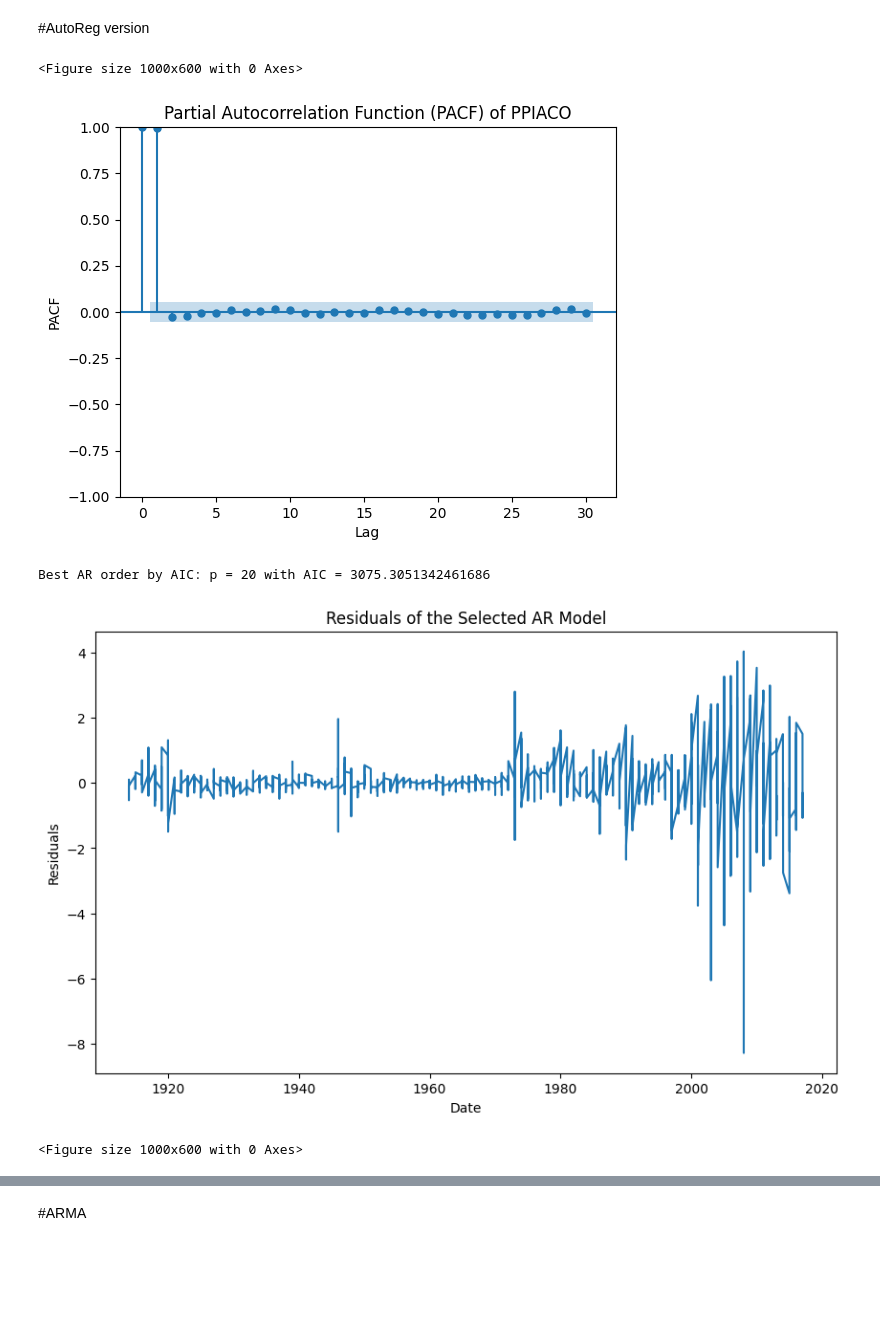
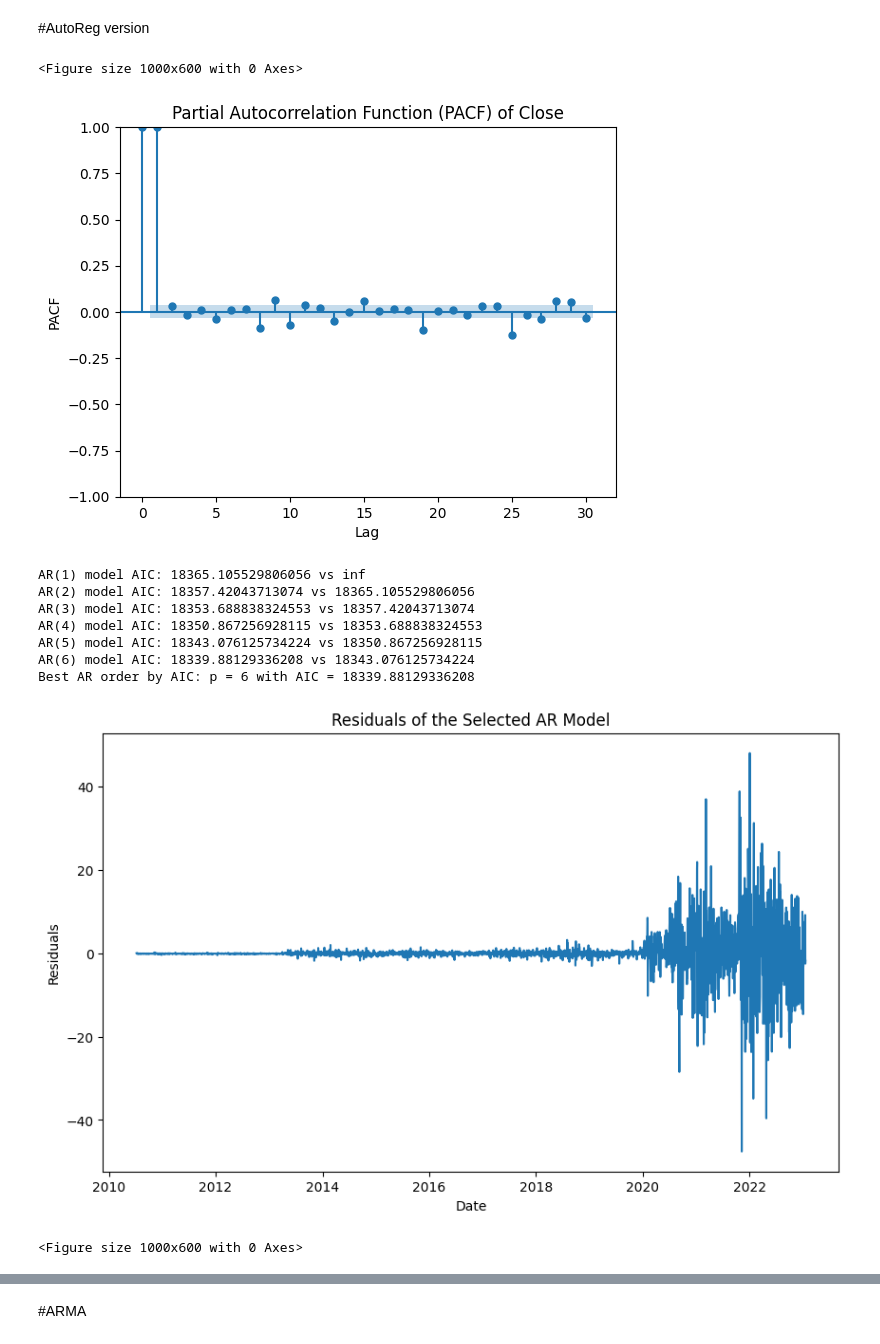
Before and after one commit to ovieimara/ITNPBD4, a Jupyter notebook: BD4_Practical_2.ipynb, the cells around one changed output, grey strips where cells are left out. Saved outputs shown, nothing was run; the diff lists cells and outputs as text; code cells hidden in the pictures; blank space fills up the shorter version.

```diff
--- a/BD4_Practical_2.ipynb
+++ b/BD4_Practical_2.ipynb
@@ -7,7 +7,7 @@ from statsmodels.stats.stattools import durbin_watson
 from statsmodels.api import OLS, add_constant
 
 # Load the dataset
-file_path = '/content/PPIACO.csv'
+file_path = '/content/Tesla Stock Price (2010 to 2023).csv'
 data = pd.read_csv(file_path)
 # %%
 data.head()
@@ -193,13 +198,13 @@ warnings.filterwarnings('ignore')
 b. Load and Prepare Your Data
 # %%
 # Load the dataset
-file_path = '/content/PPIACO.csv'  # Update this path
+# file_path = '/content/PPIACO.csv'  # Update this path
 data = pd.read_csv(file_path)
 
 # Convert 'DATE' to datetime format and set as index
-data['DATE'] = pd.to_datetime(data['DATE'], format='%d/%m/%Y')
-data = data.sort_values('DATE')  # Ensure data is sorted by date
-data.set_index('DATE', inplace=True)
+data[independent] = pd.to_datetime(data[independent], format='%d/%m/%Y')
+data = data.sort_values(independent)  # Ensure data is sorted by date
+data.set_index(independent, inplace=True)
 
 # Display the first few rows to verify
 print(data.head())
@@ -246,7 +251,7 @@ best_model = None
 # Iterate over possible p values to find the one with the lowest AIC
 for p in range(1, max_lag + 1):
     try:
-        model = AutoReg(data['PPIACO'], lags=p, old_names=False).fit()
+        model = AutoReg(data[dependent], lags=p, old_names=False).fit()
         if model.aic < best_aic:
             best_aic = model.aic
             best_p = p
@@ -315,13 +320,13 @@ from statsmodels.graphics.tsaplots import plot_acf
 from statsmodels.stats.stattools import durbin_watson
 
 # Load your data
-data = pd.read_csv("/content/PPIACO.csv")
-data['DATE'] = pd.to_datetime(data['DATE'], format='%d/%m/%Y')
-data = data.set_index('DATE').sort_index()
+data = pd.read_csv(file_path)
+data[independent] = pd.to_datetime(data[independent], format='%d/%m/%Y')
+data = data.set_index(independent).sort_index()
 
 # Fit AR(2) and AR(20)
-ar2_model = AutoReg(data['PPIACO'], lags=2, old_names=False).fit()
-ar20_model = AutoReg(data['PPIACO'], lags=20, old_names=False).fit()
+ar2_model = AutoReg(data[dependent], lags=2, old_names=False).fit()
+ar20_model = AutoReg(data[dependent], lags=20, old_names=False).fit()
 
 # Print AIC for comparison
 print(f"AR(2) AIC: {ar2_model.aic}")
@@ -429,60 +434,67 @@ from statsmodels.stats.stattools import durbin_watson
 warnings.filterwarnings('ignore')
 
 # Load the dataset
-file_path = '/content/PPIACO.csv'  # Update this path
+# file_path = '/content/PPIACO.csv'  # Update this path
 data = pd.read_csv(file_path)
-data['DATE'] = pd.to_datetime(data['DATE'], format='%d/%m/%Y')
-data = data.sort_values('DATE')
-data.set_index('DATE', inplace=True)
+data[independent] = pd.to_datetime(data[independent], format='%d/%m/%Y')
+data = data.sort_values(independent)
+data.set_index(independent, inplace=True)
 
 # Plot PACF
 plt.figure(figsize=(10,6))
-plot_pacf(data['PPIACO'], lags=30, method='ywm')
-plt.title('Partial Autocorrelation Function (PACF) of PPIACO')
+plot_pacf(data[dependent], lags=30, method='ywm')
+plt.title(f'Partial Autocorrelation Function (PACF) of {dependent}')
 plt.xlabel('Lag')
 plt.ylabel('PACF')
 plt.show()
 
 # Fit AR(p) models and find the best p using AIC
-max_p = 20
+max_p = 6
 best_aic = np.inf
 best_p = 0
 best_model = None
 
 for p in range(1, max_p + 1):
     try:
-        model = AutoReg(data['PPIACO'], lags=p, old_names=False).fit()
+        model = AutoReg(data[dependent], lags=p, old_names=False).fit()
+        print(f"AR({p}) model AIC: {model.aic} vs {best_aic}")
         if model.aic < best_aic:
             best_aic = model.aic
             best_p = p
             best_model = model
     except:
         continue
 
 print(f'Best AR order by AIC: p = {best_p} with AIC = {best_aic}')
 
 # Residual diagnostics for the selected AutoReg model
 residuals = best_model.resid
 
 plt.figure(figsize=(10,6))
 plt.plot(residuals)
 plt.title('Residuals of the Selected AR Model')
 plt.xlabel('Date')
 plt.ylabel('Residuals')
 plt.show()
 
 plt.figure(figsize=(10,6))
 plot_acf(residuals, lags=30)
 plt.title('Autocorrelation Function (ACF) of Residuals')
 plt.xlabel('Lag')
 plt.ylabel('ACF')
 plt.show()
 
 dw_stat = durbin_watson(residuals)
 print(f'Durbin-Watson statistic of residuals: {dw_stat}')
 # %% [output]
 <Figure size 1000x600 with 0 Axes>
-[figure, old version]
+[figure, new version]
-Best AR order by AIC: p = 20 with AIC = 3075.3051342461686
+AR(1) model AIC: 18365.105529806056 vs inf
+AR(2) model AIC: 18357.42043713074 vs 18365.105529806056
+AR(3) model AIC: 18353.688838324553 vs 18357.42043713074
+AR(4) model AIC: 18350.867256928115 vs 18353.688838324553
+AR(5) model AIC: 18343.076125734224 vs 18350.867256928115
+AR(6) model AIC: 18339.88129336208 vs 18343.076125734224
+Best AR order by AIC: p = 6 with AIC = 18339.88129336208
-[figure, old version]
+[figure, new version]
 <Figure size 1000x600 with 0 Axes>
```
Also changed, not shown: parts of 16 cells of this notebook.
